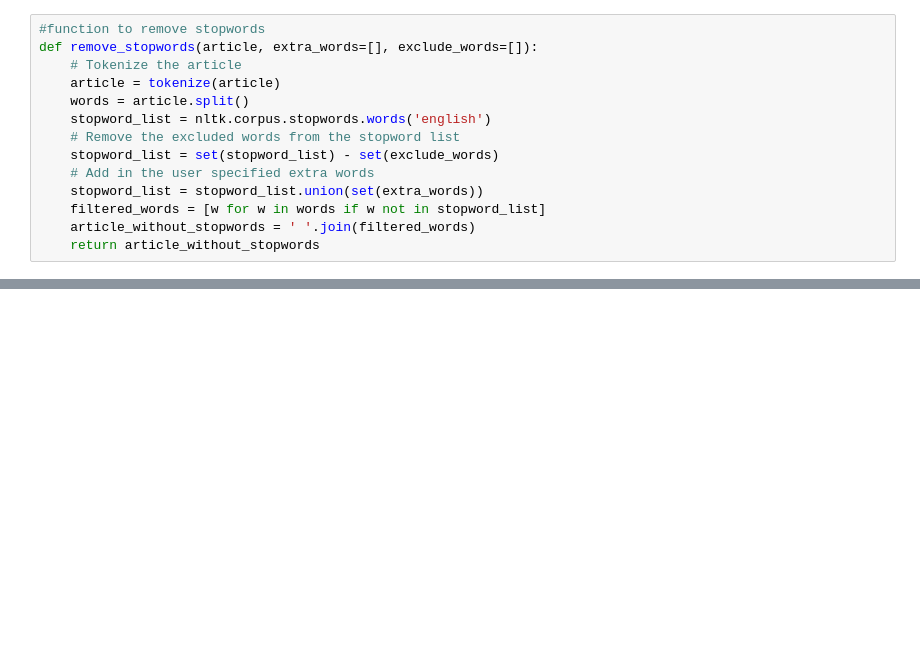
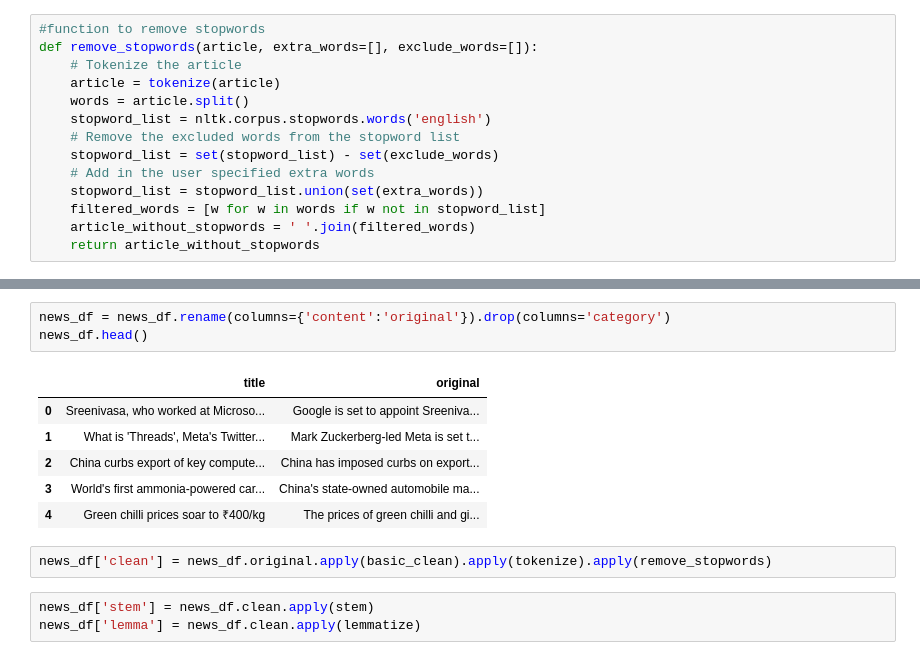
Before and after one commit to OKPTaylor/natural-language-processing-exercises, a Jupyter notebook: prepare.ipynb, the cells around one changed output, grey strips where cells are left out. Drawn from its saved outputs; the diff is of its cells as text; blank space fills up the shorter version.

```diff
--- a/prepare.ipynb
+++ b/prepare.ipynb
@@ -68,0 +114,15 @@ def remove_stopwords(article, extra_words=[], exclude_words=[]):
+# %%
+news_df = news_df.rename(columns={'content':'original'}).drop(columns='category')
+news_df.head()
+# %% [output]
+|  | title | original |
+| 0 | Sreenivasa, who worked at Microso... | Google is set to appoint Sreeniva... |
+| 1 | What is 'Threads', Meta's Twitter... | Mark Zuckerberg-led Meta is set t... |
+| 2 | China curbs export of key compute... | China has imposed curbs on export... |
+| 3 | World's first ammonia-powered car... | China's state-owned automobile ma... |
+| 4 | Green chilli prices soar to ₹400/kg | The prices of green chilli and gi... |
+# %%
+news_df['clean'] = news_df.original.apply(basic_clean).apply(tokenize).apply(remove_stopwords)
+# %%
+news_df['stem'] = news_df.clean.apply(stem)
+news_df['lemma'] = news_df.clean.apply(lemmatize)
```
Also changed, not shown: parts of 8 cells of this notebook.
